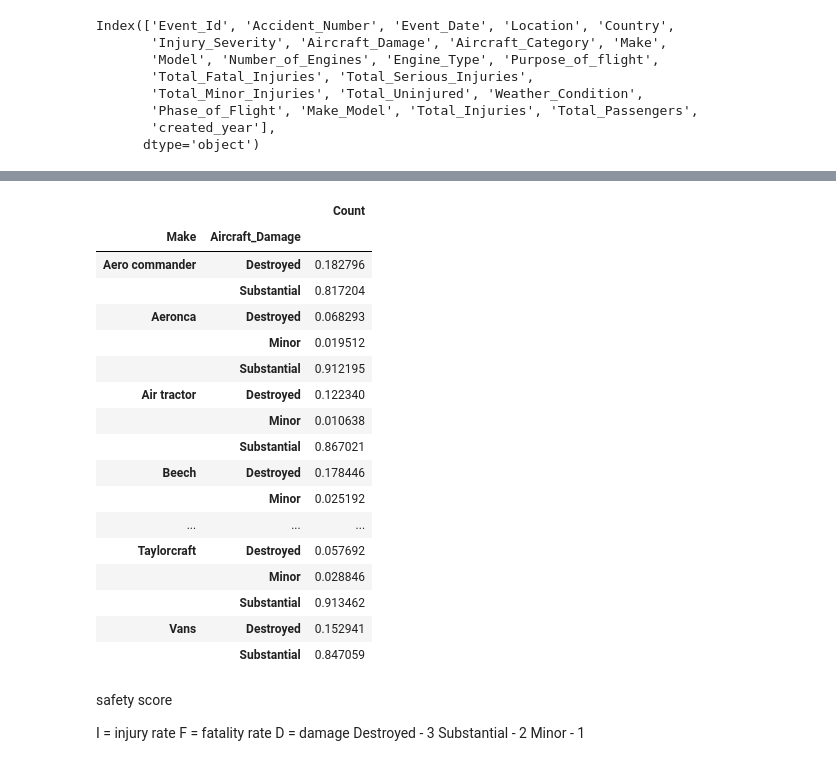
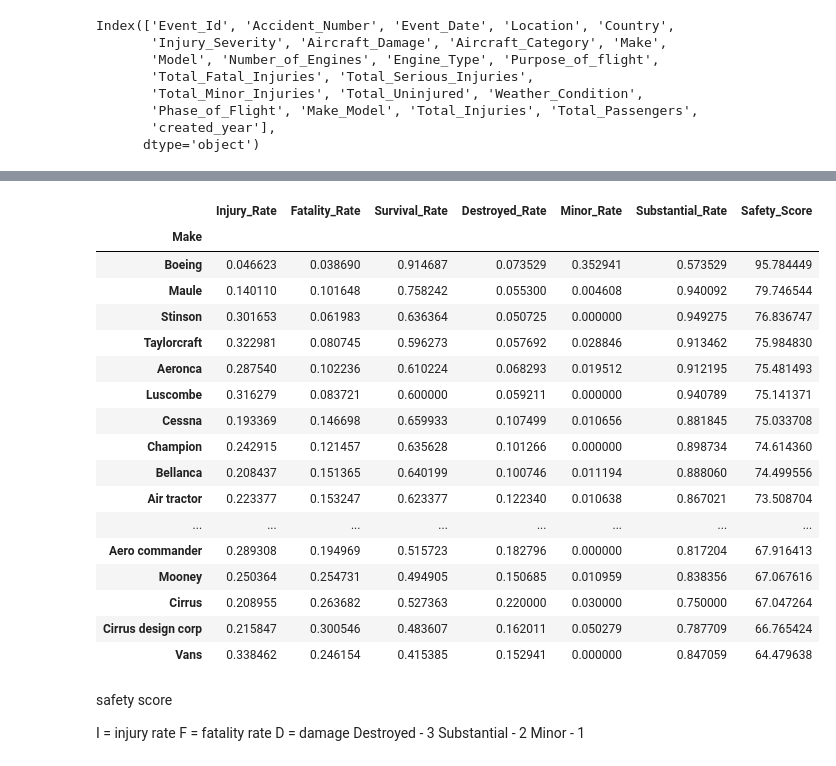
Before and after one commit to kaceyclougher/Phase-1-Project, a Jupyter notebook: Irwin's Analysis.ipynb, the cells around one changed output, grey strips where cells are left out. Saved outputs shown, nothing was run; the diff lists cells and outputs as text; code cells hidden in the pictures.

Commit message:
Finalized the safety scores analysis :)

```diff
--- a/Irwin's Analysis.ipynb
+++ b/Irwin's Analysis.ipynb
@@ -254,26 +205,54 @@ damage_df = damage_list.groupby(['Make','Aircraft_Damage']).size().to_frame(name
-# %%
-damage_sum = damage_df.groupby(level='Make').sum()
-normalized_damage_df = damage_df.div(damage_sum, level='Make')
-normalized_damage_df
-# %% [output]
-|  |  | Count |
-| Make | Aircraft_Damage |  |
-| Aero commander | Destroyed | 0.182796 |
-|  | Substantial | 0.817204 |
-| Aeronca | Destroyed | 0.068293 |
-|  | Minor | 0.019512 |
-|  | Substantial | 0.912195 |
-| Air tractor | Destroyed | 0.122340 |
-|  | Minor | 0.010638 |
-|  | Substantial | 0.867021 |
-| Beech | Destroyed | 0.178446 |
-|  | Minor | 0.025192 |
-| ... | ... | ... |
-| Taylorcraft | Destroyed | 0.057692 |
-|  | Minor | 0.028846 |
-|  | Substantial | 0.913462 |
-| Vans | Destroyed | 0.152941 |
-|  | Substantial | 0.847059 |
+# %%
+top_20 = df['Make'].value_counts()
+Make_Rates = df[df['Make'].isin(top_20.index)][['Make', 'Total_Fatal_Injuries','Total_Injuries', 'Total_Passengers', 'Aircraft_Damage']]
+Make_Rates = df.groupby(['Make'])[['Total_Injuries', 'Total_Fatal_Injuries','Total_Passengers']].sum().nlargest(20, columns=['Total_Injuries', 'Total_Passengers'])
+Make_Rates['Injury_Rate'] = Make_Rates['Total_Injuries']/Make_Rates['Total_Passengers']
+Make_Rates['Fatality_Rate'] = Make_Rates['Total_Fatal_Injuries']/Make_Rates['Total_Passengers']
+Make_Rates['Survival_Rate'] = 1- Make_Rates['Injury_Rate'] - Make_Rates['Fatality_Rate']
+Make_Rates
+
+Make_damage_list = df[df['Make'].isin(top_20.index)][['Make', 'Aircraft_Damage']]
+Make_damage_df = Make_damage_list.groupby(['Make','Aircraft_Damage']).size().to_frame(None)
+Make_damage_sum = Make_damage_df.groupby(level='Make').sum()
+
+Make_normalized_damage_df = Make_damage_df.div(Make_damage_sum, level='Make')
+Make_normalized_damage_df = Make_normalized_damage_df.unstack(level=1, fill_value = 0)
+Make_normalized_damage_df
+
+Make_safety_score_df = Make_Rates.merge(Make_normalized_damage_df, left_index=True, right_index=True);
+
+Make_safety_score_df.rename(columns = {
+    (0, 'Destroyed') : 'Destroyed_Rate',
+    (0, 'Minor'): 'Minor_Rate',
+    (0, 'Substantial'): 'Substantial_Rate'
+}, inplace= True)
+
+Make_safety_score_df.drop(Make_safety_score_df.columns[0:3],axis =1,inplace= True)
+
+Make_safety_score_df['Safety_Score'] = (
+    10 * Make_safety_score_df['Fatality_Rate'] + 30 * Make_safety_score_df['Injury_Rate'] +  60 * Make_safety_score_df['Survival_Rate'] +
+    10 * Make_safety_score_df['Destroyed_Rate'] + 30 * Make_safety_score_df['Substantial_Rate']+ 60 * Make_safety_score_df['Minor_Rate'])
+
+Make_safety_score_df.sort_values(by=['Safety_Score'], ascending=False)
+# %% [output]
+|  | Injury_Rate | Fatality_Rate | Survival_Rate | Destroyed_Rate | Minor_Rate | Substantial_Rate | Safety_Score |
+| Make |  |  |  |  |  |  |  |
+| Boeing | 0.046623 | 0.038690 | 0.914687 | 0.073529 | 0.352941 | 0.573529 | 95.784449 |
+| Maule | 0.140110 | 0.101648 | 0.758242 | 0.055300 | 0.004608 | 0.940092 | 79.746544 |
+| Stinson | 0.301653 | 0.061983 | 0.636364 | 0.050725 | 0.000000 | 0.949275 | 76.836747 |
+| Taylorcraft | 0.322981 | 0.080745 | 0.596273 | 0.057692 | 0.028846 | 0.913462 | 75.984830 |
+| Aeronca | 0.287540 | 0.102236 | 0.610224 | 0.068293 | 0.019512 | 0.912195 | 75.481493 |
+| Luscombe | 0.316279 | 0.083721 | 0.600000 | 0.059211 | 0.000000 | 0.940789 | 75.141371 |
+| Cessna | 0.193369 | 0.146698 | 0.659933 | 0.107499 | 0.010656 | 0.881845 | 75.033708 |
+| Champion | 0.242915 | 0.121457 | 0.635628 | 0.101266 | 0.000000 | 0.898734 | 74.614360 |
+| Bellanca | 0.208437 | 0.151365 | 0.640199 | 0.100746 | 0.011194 | 0.888060 | 74.499556 |
+| Air tractor | 0.223377 | 0.153247 | 0.623377 | 0.122340 | 0.010638 | 0.867021 | 73.508704 |
+| ... | ... | ... | ... | ... | ... | ... | ... |
+| Aero commander | 0.289308 | 0.194969 | 0.515723 | 0.182796 | 0.000000 | 0.817204 | 67.916413 |
+| Mooney | 0.250364 | 0.254731 | 0.494905 | 0.150685 | 0.010959 | 0.838356 | 67.067616 |
+| Cirrus | 0.208955 | 0.263682 | 0.527363 | 0.220000 | 0.030000 | 0.750000 | 67.047264 |
+| Cirrus design corp | 0.215847 | 0.300546 | 0.483607 | 0.162011 | 0.050279 | 0.787709 | 66.765424 |
+| Vans | 0.338462 | 0.246154 | 0.415385 | 0.152941 | 0.000000 | 0.847059 | 64.479638 |
 # %% [markdown]
 safety score
 
```
Also changed, not shown: parts of 8 cells of this notebook, 2 other files.
